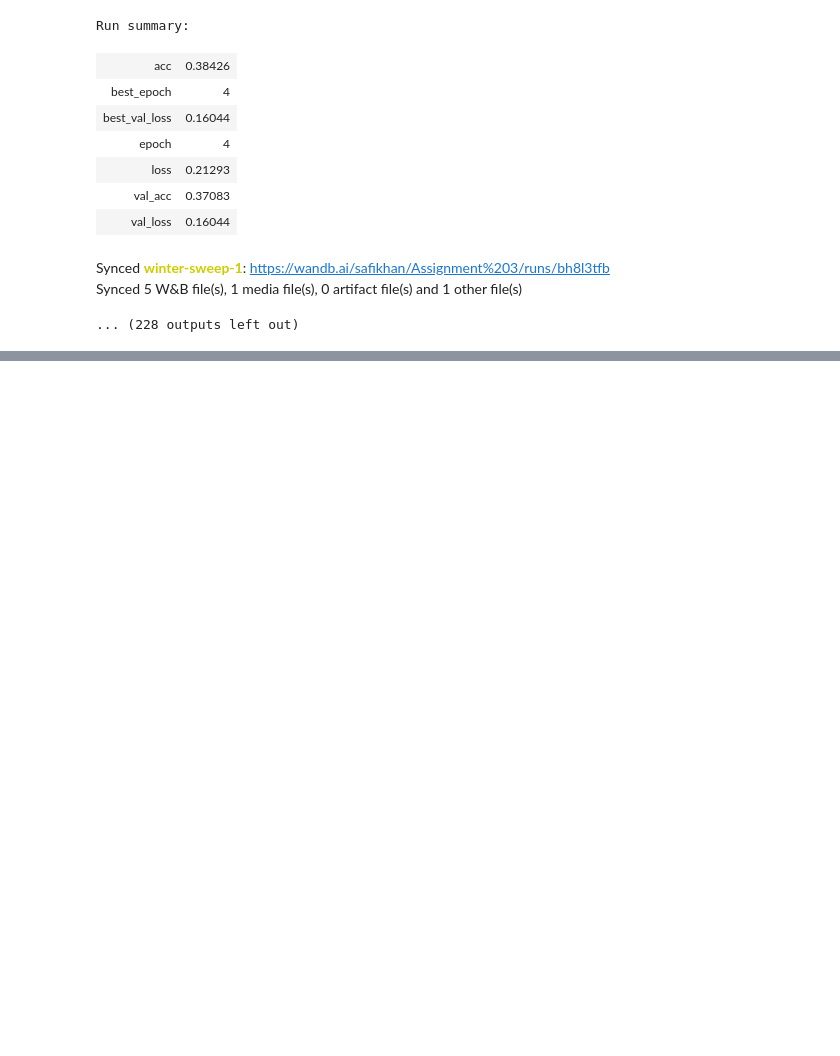
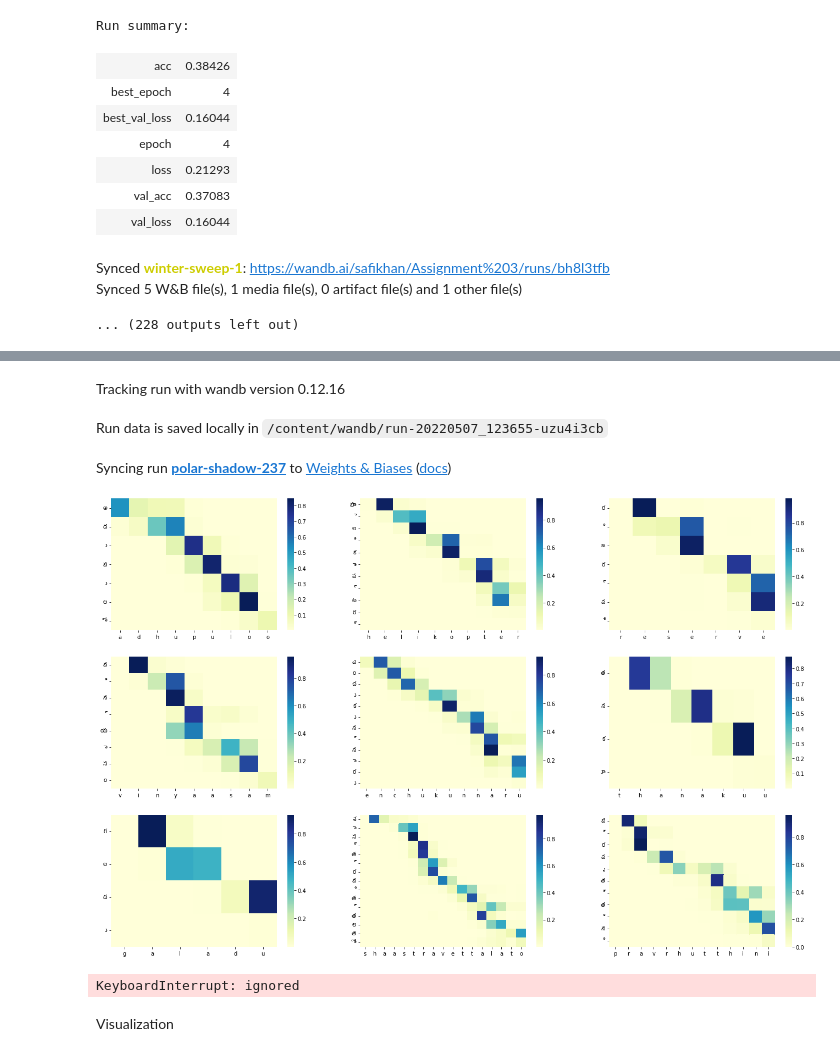
Before and after one commit to safikhanSoofiyani/CS6910-Assignment-3, a Jupyter notebook: RNN_with_Attention.ipynb, the cells around one changed output, grey strips where cells are left out. Cells and saved outputs as stored; diff of their text form; code cells hidden in the pictures; blank space fills up the shorter version.

Commit message:
attention maps, visualization code check

```diff
--- a/RNN_with_Attention.ipynb
+++ b/RNN_with_Attention.ipynb
@@ -576,10 +571,0 @@ num_decoder_layers = 1
-# %%
-encoder_model, decoder_model = inferencing(model, num_encoder_layers, num_decoder_layers, encoder_layers, decoder_layers, cell_type, hidden_layer_size)
-correct = 0
-n = target.shape[0]
-for i in range(20):
-    inputs = encoder_input_data[i:i+1]
-    output,atw = decode_sequence(inputs,encoder_model, decoder_model)
-    print("-")
-    print("Input sentence:", input[i])
-    print("Decoded sentence:", output)
@@ -830,9 +760,9 @@ Synced 5 W&B file(s), 1 media file(s), 0 artifact file(s) and 1 other file(s)
 ... (228 outputs left out)
 # %%
 def load_test_data():
-    path = r"/content/drive/MyDrive/dakshina_dataset_v1.0/dakshina_dataset_v1.0/hi/lexicons/"
+    path = r"/content/drive/MyDrive/dakshina_dataset_v1.0/dakshina_dataset_v1.0/te/lexicons/"
 
-    test_file_path = path + "hi.translit.sampled.test.tsv"
+    test_file_path = path + "te.translit.sampled.test.tsv"
 
 
 
@@ -1117,0 +899,2 @@ Decoded sentence: अंद्रबी
+# %%
+model, rows, attentions = testing()
@@ -1117,0 +947,45 @@ Decoded sentence: अंद्रबी
+# %%
+wandb.init(project=project_name, entity=entity_name)
+wandb.run.name = "Attention Maps"
+
+predictions = []
+for i in rows:
+    predictions.append(i[1])
+
+fig, ax = pyplot.subplots(3, 3)
+fig.set_size_inches(23, 15)
+ax = ax.flatten()
+#fig.suptitle('Attention Heat Map Visualization', fontsize=30)
+
+for k, i in enumerate(np.random.choice(len(test_input), 9)):
+    output = predictions[i]
+    attn = attentions[i]
+
+    inp = test_input[i]
+    m = len(inp)
+    n = len(output)
+
+    attn_wgts = []
+    for j in range(n):
+        attn_wgts.append(attn[j][:m])
+
+    ax[k] = heatmap(attn_wgts, cbar=True, ax = ax[k], cmap="YlGnBu")
+    ax[k].set_xticklabels(inp)
+    font_prop = font_manager.FontProperties(fname='/content/drive/MyDrive/dakshina_dataset_v1.0/AnekTelugu-VariableFont_wdth,wght.ttf')
+    ax[k].set_yticklabels(list(output), fontproperties = font_prop, rotation=0)
+
+fig.show()
+wandb.log({'Sample Predictions' : wandb.Image(fig)})
+# %% [output]
+Tracking run with wandb version 0.12.16
+Run data is saved locally in /content/wandb/run-20220507_123655-uzu4i3cb
+Syncing run polar-shadow-237 to Weights & Biases (docs)
+[figure, added]
+# %%
+i = 1
+while i!=0:
+    a = 0 + 1
+# %% [output]
+KeyboardInterrupt: ignored
+# %% [markdown]
+Visualization
```
Also changed, not shown: parts of 22 cells of this notebook.
